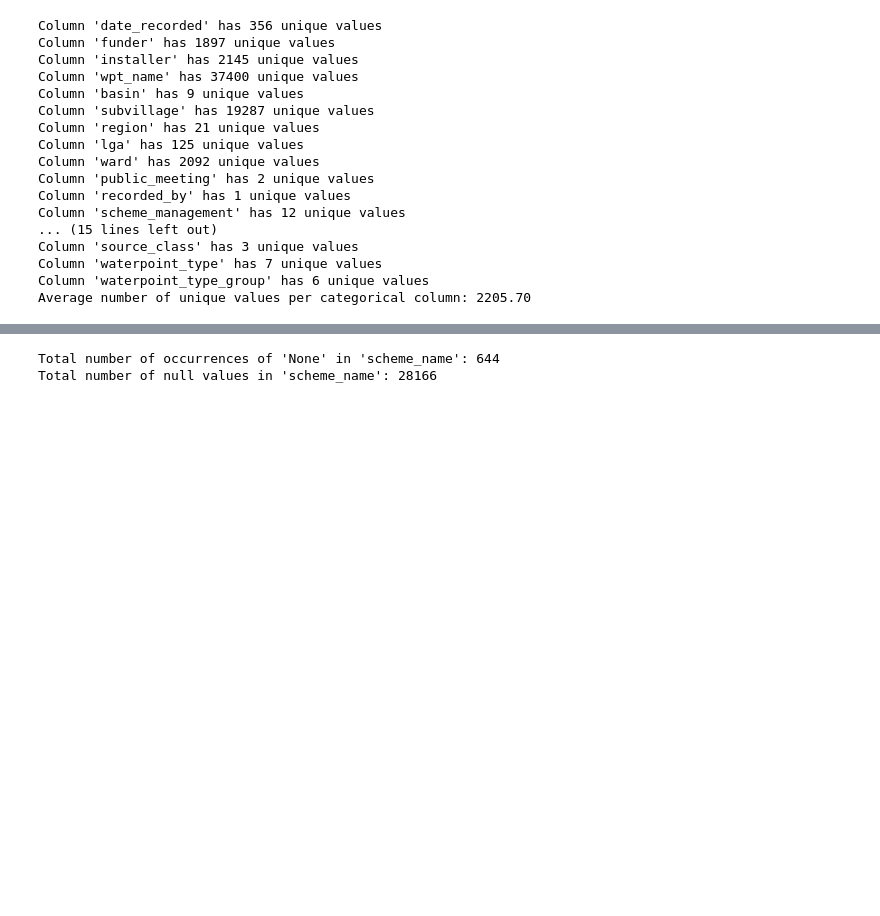
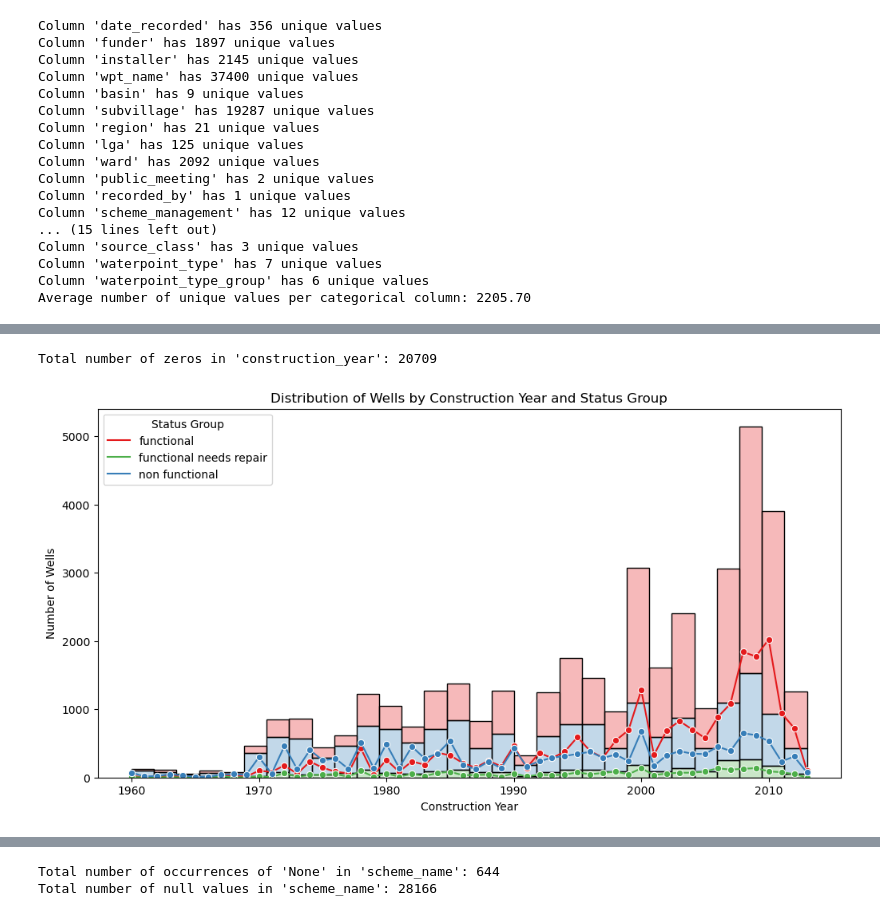
Before and after one commit to avishkar-rawal/MLPR_project, a Jupyter notebook: exlore.ipynb, the cells around one changed output, grey strips where cells are left out. Saved outputs shown, nothing was run; the diff lists cells and outputs as text; code cells hidden in the pictures; blank space fills up the shorter version.

```diff
--- a/exlore.ipynb
+++ b/exlore.ipynb
@@ -79,0 +158,13 @@ Average number of unique values per categorical column: 2205.70
+# %%
+# Get the unique values in the 'num_private' column
+unique_num_private_values = training_set_values['num_private'].unique()
+print(f"Unique values in 'num_private' column: {unique_num_private_values}")
+
+# Get the total number of occurrences for each unique value in the 'num_private' column
+num_private_counts = training_set_values['num_private'].value_counts()
+print(f"Total number of occurrences for each unique value in 'num_private' column:\n{num_private_counts}")
+
+i=20
+# Get the top 10 unique values and their counts
+top_num_private_counts = num_private_counts.head(i)
+print(f"Top {i} unique values in 'num_private' column:\n{top_num_private_counts}")
@@ -79,0 +400,54 @@ Average number of unique values per categorical column: 2205.70
+# %%
+import pandas as pd
+import matplotlib.pyplot as plt
+import seaborn as sns
+
+# Assuming merged_df is already defined and contains 'construction_year' and 'status_group'
+# Count the number of zeros in the 'construction_year' column
+zero_count_construction_year = (merged_df['construction_year'] == 0).sum()
+print(f"Total number of zeros in 'construction_year': {zero_count_construction_year}")
+
+# Define a shared color palette for consistency
+palette = sns.color_palette("Set1", n_colors=merged_df['status_group'].nunique())
+
+# Create a dictionary mapping status_group to colors
+status_groups = merged_df['status_group'].unique()
+color_dict = {group: palette[i] for i, group in enumerate(status_groups)}
+
+# Plot the distribution of construction years for each status group, excluding zeros
+plt.figure(figsize=(12, 6))
+
+# Histogram plot (with matching colors)
+sns.histplot(data=merged_df[merged_df['construction_year'] != 0],
+             x='construction_year',
+             hue='status_group',
+             multiple='stack',
+             palette=color_dict,
+             alpha=0.3,  # Apply consistent colors
+             bins=30)
+
+# Prepare data for lineplot (count of wells per year)
+construction_year_counts = merged_df[merged_df['construction_year'] != 0] \
+    .groupby(['construction_year', 'status_group']).size().reset_index(name='count')
+
+# Line plot for number of wells constructed each year (using same color mapping)
+sns.lineplot(data=construction_year_counts,
+             x='construction_year',
+             y='count',
+             hue='status_group',
+             palette=color_dict,  # Apply consistent colors
+             marker="o")
+
+# Include the legend
+plt.legend(title="Status Group")
+
+# Customize the plot
+plt.xlabel("Construction Year")
+plt.ylabel("Number of Wells")
+plt.title("Distribution of Wells by Construction Year and Status Group")
+
+# Show the plot
+plt.show()
+# %% [output]
+Total number of zeros in 'construction_year': 20709
+[figure, added]
```
Also changed, not shown: parts of 24 cells of this notebook, 3 other files.
